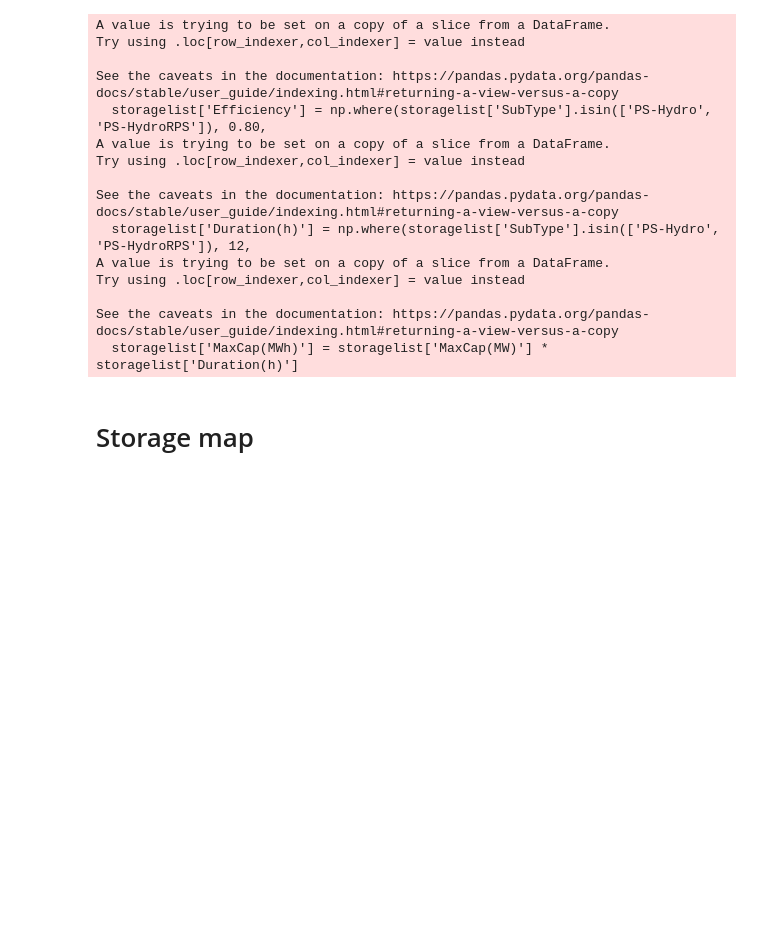
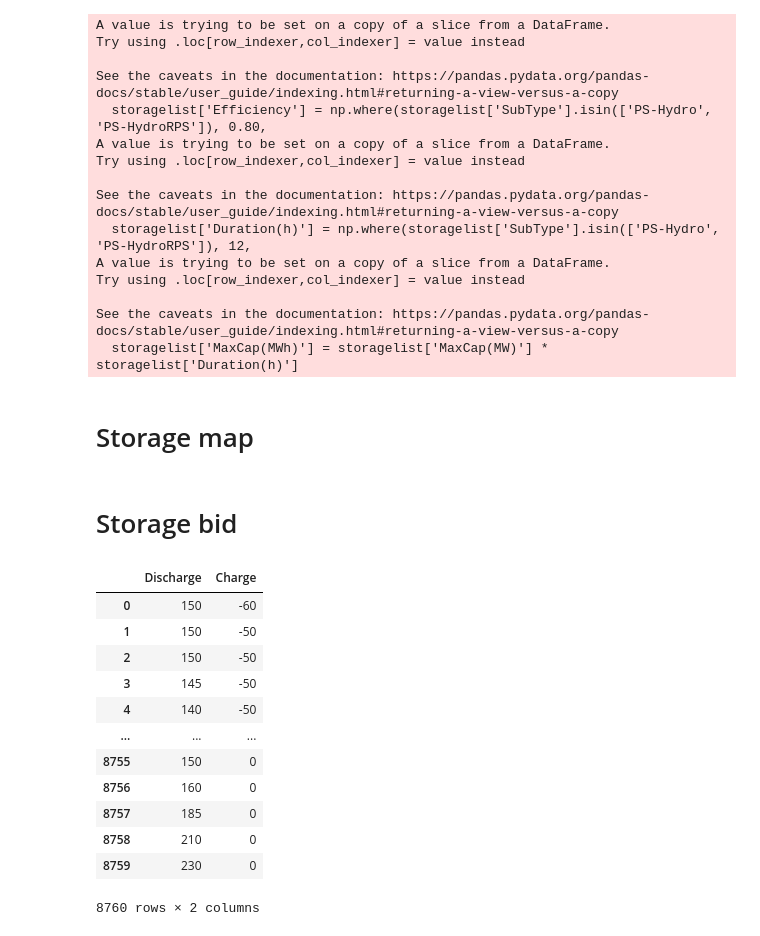
Before and after one commit to niklauskun/STESTS-Archive, a Jupyter notebook: 2032 ADS PCM V2.4.1 Public Data/ADS_Preprocessing_CurrentMiX.ipynb, the cells around one changed output. Cells and saved outputs as stored; diff of their text form; code cells hidden in the pictures; blank space fills up the shorter version.

Commit message:
12072023Update
Storage quater bids update.

```diff
--- a/2032 ADS PCM V2.4.1 Public Data/ADS_Preprocessing_CurrentMiX.ipynb
+++ b/2032 ADS PCM V2.4.1 Public Data/ADS_Preprocessing_CurrentMiX.ipynb
@@ -363,3 +363,5 @@ storagelist.to_csv('Processed Data/Storage_C_4hr_5GW.csv')
 storagezone = pd.read_csv('Processed Data/Storage_C.csv', usecols=['Name','Zone'])
 storagemap = pd.get_dummies(storagezone["Zone"], dtype=int)
 storagemap.to_csv('Processed Data/StorageMap_C.csv')
+# %% [markdown]
+# Storage  bid
@@ -365,0 +393,16 @@ storagemap.to_csv('Processed Data/StorageMap_C.csv')
+# %%
+ESRTBids
+# %% [output]
+|  | Discharge | Charge |
+| 0 | 150 | -60 |
+| 1 | 150 | -50 |
+| 2 | 150 | -50 |
+| 3 | 145 | -50 |
+| 4 | 140 | -50 |
+| ... | ... | ... |
+| 8755 | 150 | 0 |
+| 8756 | 160 | 0 |
+| 8757 | 185 | 0 |
+| 8758 | 210 | 0 |
+| 8759 | 230 | 0 |
+8760 rows × 2 columns
```
Also changed, not shown: parts of 3 cells of this notebook, 6 other files.
